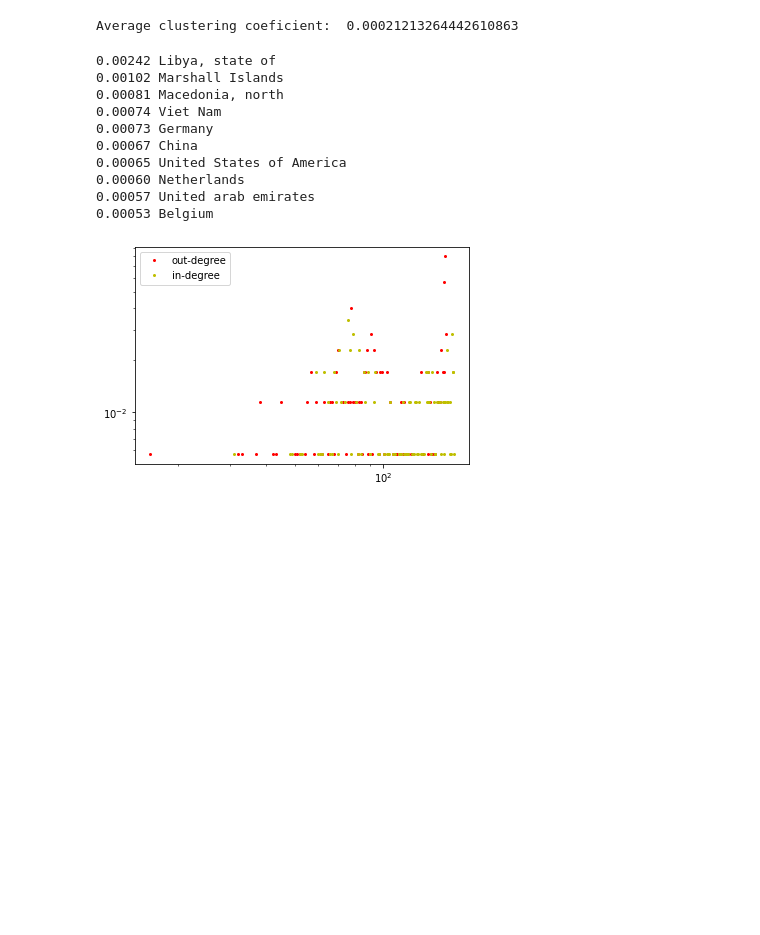
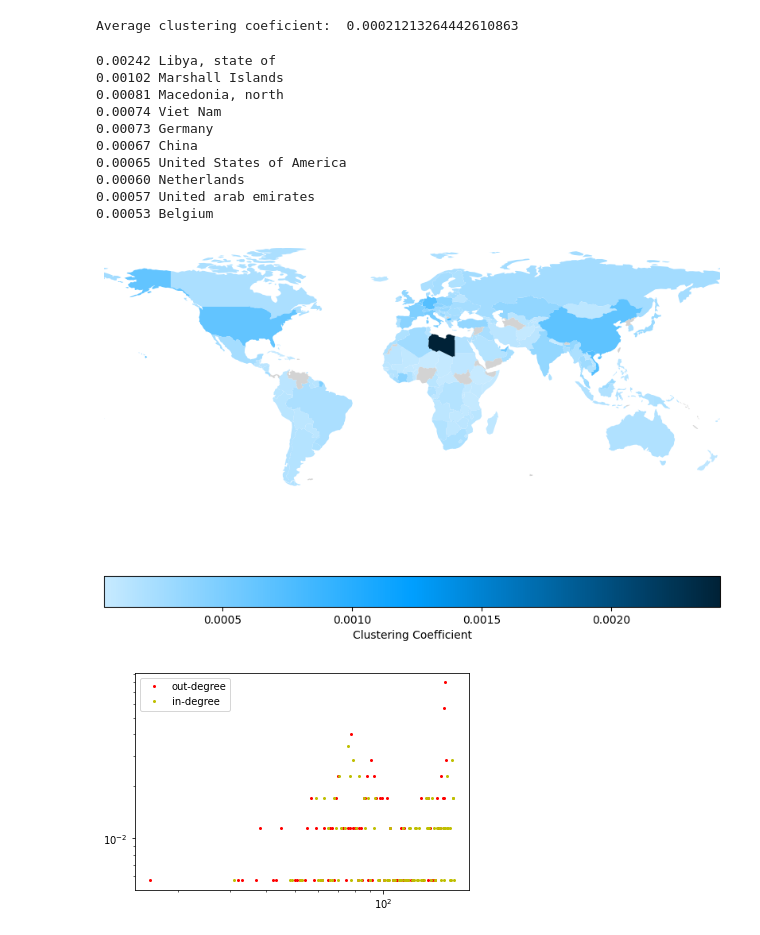
Before and after one commit to matic-fri/ina-project, a Jupyter notebook: ina.ipynb, the cells around one changed output. Saved outputs shown, nothing was run; the diff lists cells and outputs as text; code cells hidden in the pictures; blank space fills up the shorter version.

```diff
--- a/ina.ipynb
+++ b/ina.ipynb
@@ -32,17 +46,19 @@ clust_coeff, _ = methods.clustering_coef(G)
 Average clustering coeficient:  0.00021213264442610863
 # %%
 util.print_dict(clust_coeff)
+visual.geoplot_numbers(clust_coeff, 'Clustering Coefficient')
 # %% [output]
 0.00242 Libya, state of
 0.00102 Marshall Islands
 0.00081 Macedonia, north
 0.00074 Viet Nam
 0.00073 Germany
 0.00067 China
 0.00065 United States of America
 0.00060 Netherlands
 0.00057 United arab emirates
 0.00053 Belgium
+[figure, added]
 # %%
 methods.show_deg_distr(G)
 # %% [output]
```
Also changed, not shown: parts of 6 cells of this notebook.
